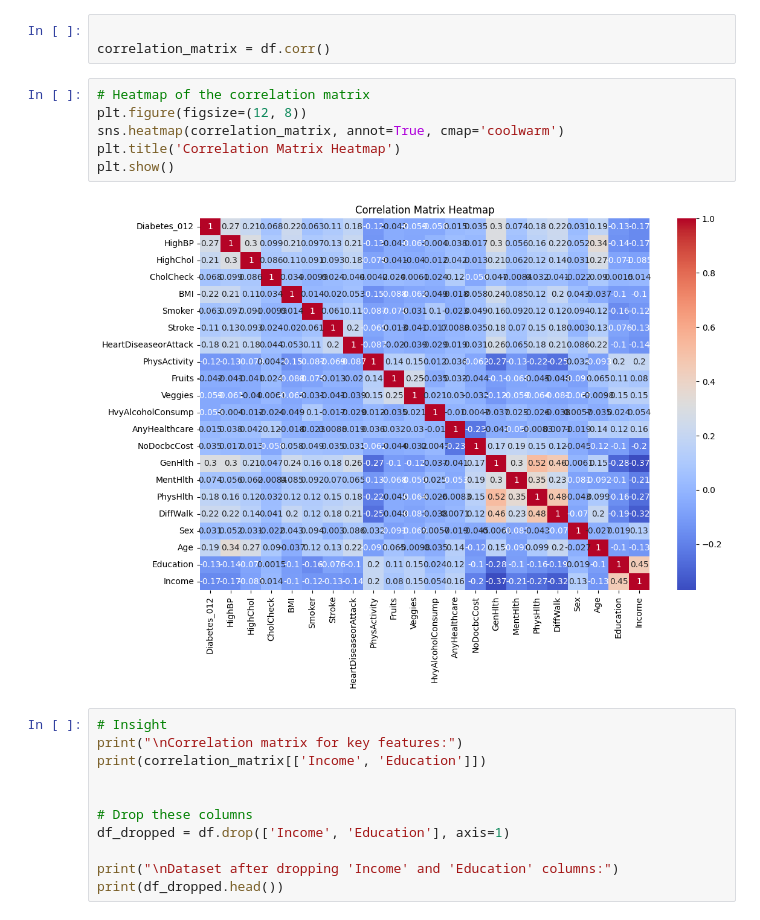
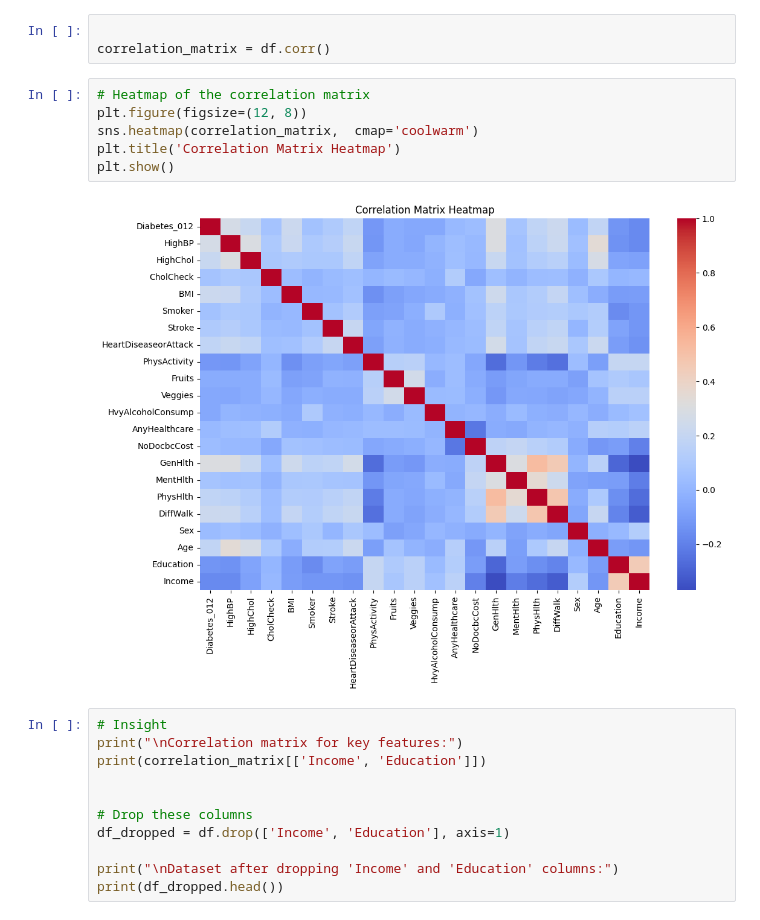
Before and after one commit to sanvikarthik/hackathon, a Jupyter notebook: analysis.ipynb, the cells around one changed output. Saved outputs shown, nothing was run; the diff lists cells and outputs as text.

```diff
--- a/analysis.ipynb
+++ b/analysis.ipynb
@@ -129,11 +129,11 @@ correlation_matrix = df.corr()
 # %%
 # Heatmap of the correlation matrix
 plt.figure(figsize=(12, 8))
-sns.heatmap(correlation_matrix, annot=True, cmap='coolwarm')
+sns.heatmap(correlation_matrix,  cmap='coolwarm')
 plt.title('Correlation Matrix Heatmap')
 plt.show()
 # %% [output]
-[figure, old version]
+[figure, new version]
 # %%
 # Insight
 print("\nCorrelation matrix for key features:")
```
